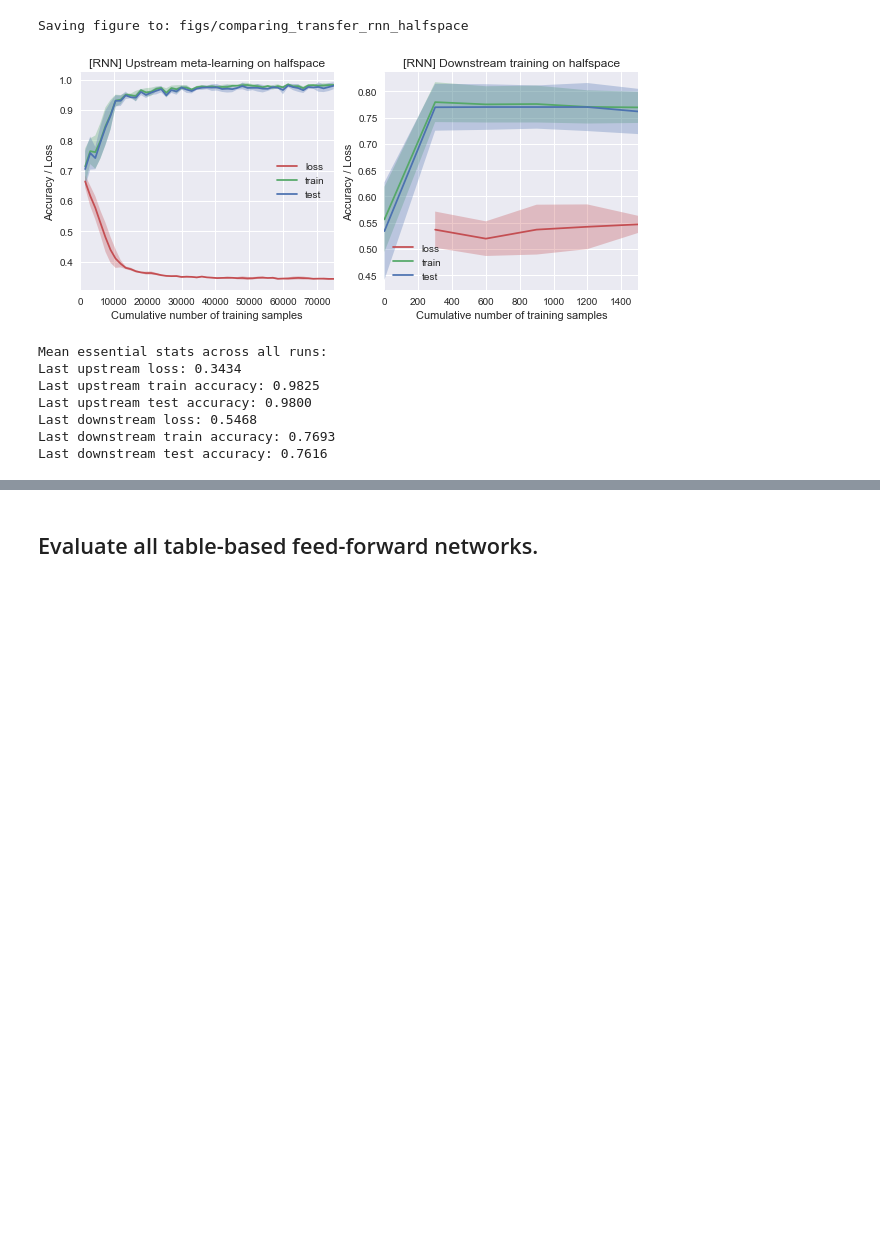
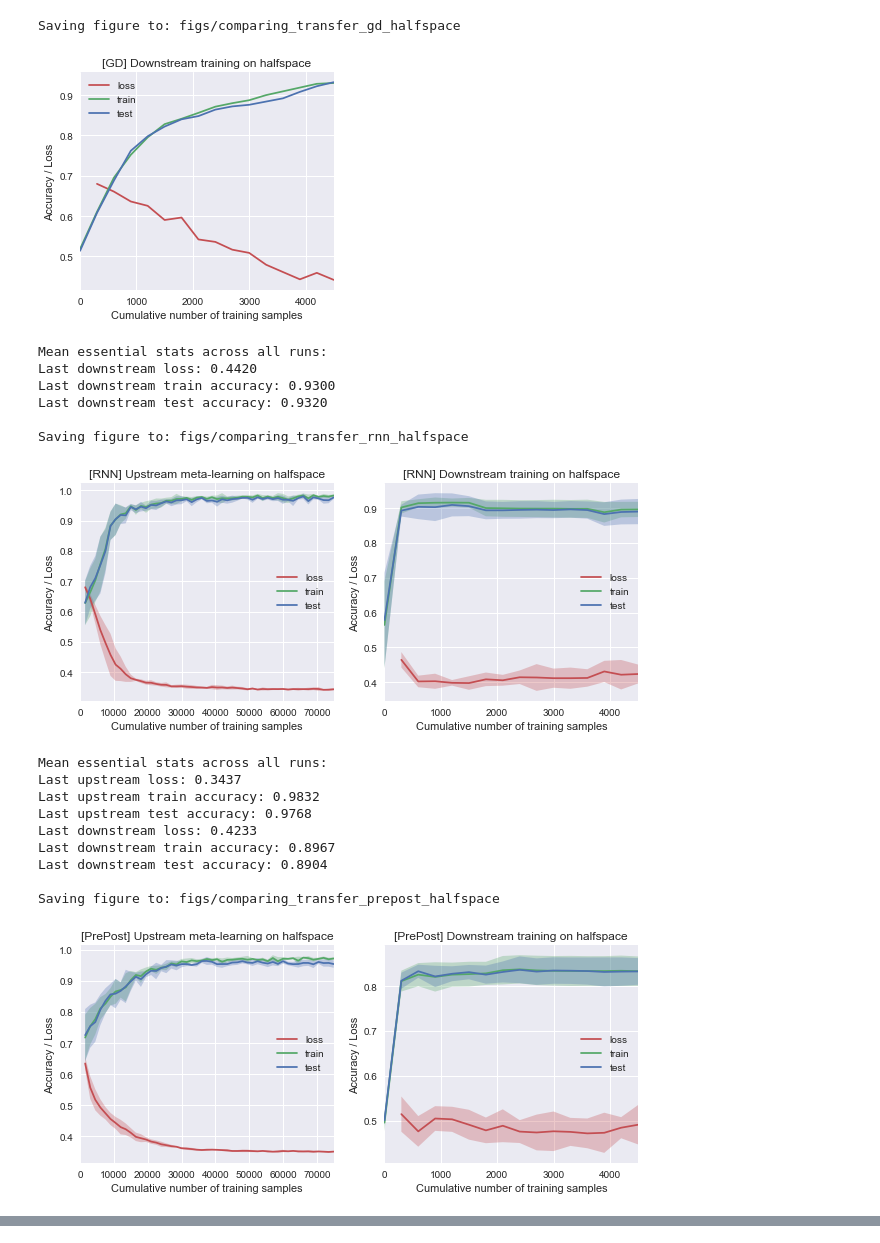
Before and after one commit to saykartik/assemblies, a Jupyter notebook: BrainNet/notebooks/FF_experiments_comparing_halfspace.ipynb, the cells around one changed output, grey strips where cells are left out. Saved outputs shown, nothing was run; the diff lists cells and outputs as text; code cells hidden in the pictures; blank space fills up the shorter version.

Commit message:
Updated and re-ran the comparing halfspace notebook, making it easier to try different experimental configurations.

```diff
--- a/BrainNet/notebooks/FF_experiments_comparing_halfspace.ipynb
+++ b/BrainNet/notebooks/FF_experiments_comparing_halfspace.ipynb
@@ -51,0 +46,3 @@ dataset_down = 'halfspace'
+# %%
+# Prepare to gather stats for our experiments
+stats = {}
@@ -52,15 +72,20 @@ dataset_down = 'halfspace'
 # %%
-# Instantiate brain factories.
-brain_rnn_up_fact = lambda: LocalNet(n_up, m, w, p, cap, 1, options=opts_up, update_scheme=scheme)
-brain_rnn_down_fact = lambda: LocalNet(n_down, m, w, p, cap, 1, options=opts_down, update_scheme=scheme)
+# Instantiate upstream and downstream network factories
+net_up_fact = lambda: LocalNet(n_up, m, w, p, cap, 1, options=opts_up, update_scheme=scheme)
+net_down_fact = lambda: LocalNet(n_down, m, w, p, cap, 1, options=opts_down, update_scheme=scheme)
 # %%
 # Evaluate model.
 print('==== Original RNN (very different from all the rest) ====')
-stats_rnn_up, stats_rnn_down = evaluate_up_down(
-    brain_rnn_up_fact, brain_rnn_down_fact, n_up, n_down,
+stats_up, stats_down = evaluate_up_down(
+    net_up_fact, net_down_fact, n_up, n_down,
     dataset_up=dataset_up, dataset_down=dataset_down,
     downstream_backprop=downstream_backprop, num_runs=num_runs, num_rule_epochs=num_rule_epochs,
     num_epochs_upstream=num_epochs_upstream, num_epochs_downstream=num_epochs_downstream)
+
+agg_stats_up = convert_multi_stats_uncertainty(stats_up)
+agg_stats_down = convert_multi_stats_uncertainty(stats_down)
+
+stats['RNN'] = (agg_stats_up, agg_stats_down)
 # %% [output]
 ==== Original RNN (very different from all the rest) ====
 
@@ -174,0 +156,9 @@ Training accuracies:
+# %%
+rules = {'PrePost': {'class':TableRule_PrePost, 'desc':"Table | Pre and Post"},
+         'PrePostCount': {'class':TableRule_PrePostCount, 'desc':"Table | Pre, Post, and Incoming Count"},
+         'PrePostPercent': {'class':TableRule_PrePostPercent, 'desc':"Table | Pre, Post and Binned Incoming Fraction"},
+         'PostCount': {'class':TableRule_PostCount, 'desc':"Table | Post and Incoming Count", 'min_acc':0.4},
+         'ANNPrePost': {'class':OneBetaANNRule_PrePost, 'desc':"One Beta ANN | Pre and Post"},
+         'ANNPrePostAll': {'class':OneBetaANNRule_PrePostAll, 'desc':"One Beta ANN | Pre, Post, and All Incoming"},
+         'ANNOnePostAll': {'class':OneBetaANNRule_PostAll, 'desc':"One Beta ANN | Post and All Incoming", 'min_acc':0.4},
+         'ANNAllPostAll': {'class':AllBetasANNRule_PostAll, 'desc':"All Betas ANN | Post and All Incoming"}}
@@ -175,18 +267,27 @@ Training accuracies:
 # %%
-# Plot aggregated stats.
-agg_stats_rnn_up = convert_multi_stats_uncertainty(stats_rnn_up)
-agg_stats_rnn_down = convert_multi_stats_uncertainty(stats_rnn_down)
-plot_curves(agg_stats_rnn_up, agg_stats_rnn_down,
-            '[RNN] Upstream meta-learning on ' + dataset_up,
-            '[RNN] Downstream training on ' + dataset_down,
-            'figs/comparing_transfer_rnn_' + dataset_up)
+# Plot all collected stats.
+for tag, (stats_up, stats_down) in stats.items():
+    plot_curves(stats_up, stats_down,
+                f'[{tag}] Upstream meta-learning on {dataset_up}',
+                f'[{tag}] Downstream training on {dataset_down}',
+                f'figs/comparing_transfer_{str.lower(tag)}_{dataset_up}')
 # %% [output]
-Saving figure to: figs/comparing_transfer_rnn_halfspace
+Saving figure to: figs/comparing_transfer_gd_halfspace
-[figure, old version]
+[figure, new version]
 Mean essential stats across all runs:
-Last upstream loss: 0.3434
-Last upstream train accuracy: 0.9825
-Last upstream test accuracy: 0.9800
-Last downstream loss: 0.5468
-Last downstream train accuracy: 0.7693
-Last downstream test accuracy: 0.7616
+Last downstream loss: 0.4420
+Last downstream train accuracy: 0.9300
+Last downstream test accuracy: 0.9320
+
+Saving figure to: figs/comparing_transfer_rnn_halfspace
+[figure, added]
+Mean essential stats across all runs:
+Last upstream loss: 0.3437
+Last upstream train accuracy: 0.9832
+Last upstream test accuracy: 0.9768
+Last downstream loss: 0.4233
+Last downstream train accuracy: 0.8967
+Last downstream test accuracy: 0.8904
+
+Saving figure to: figs/comparing_transfer_prepost_halfspace
+[figure, added]
@@ -193,2 +324,0 @@ Last downstream test accuracy: 0.7616
-# %% [markdown]
-## Evaluate all table-based feed-forward networks.
```
Also changed, not shown: parts of 21 cells of this notebook, 26 other files.
